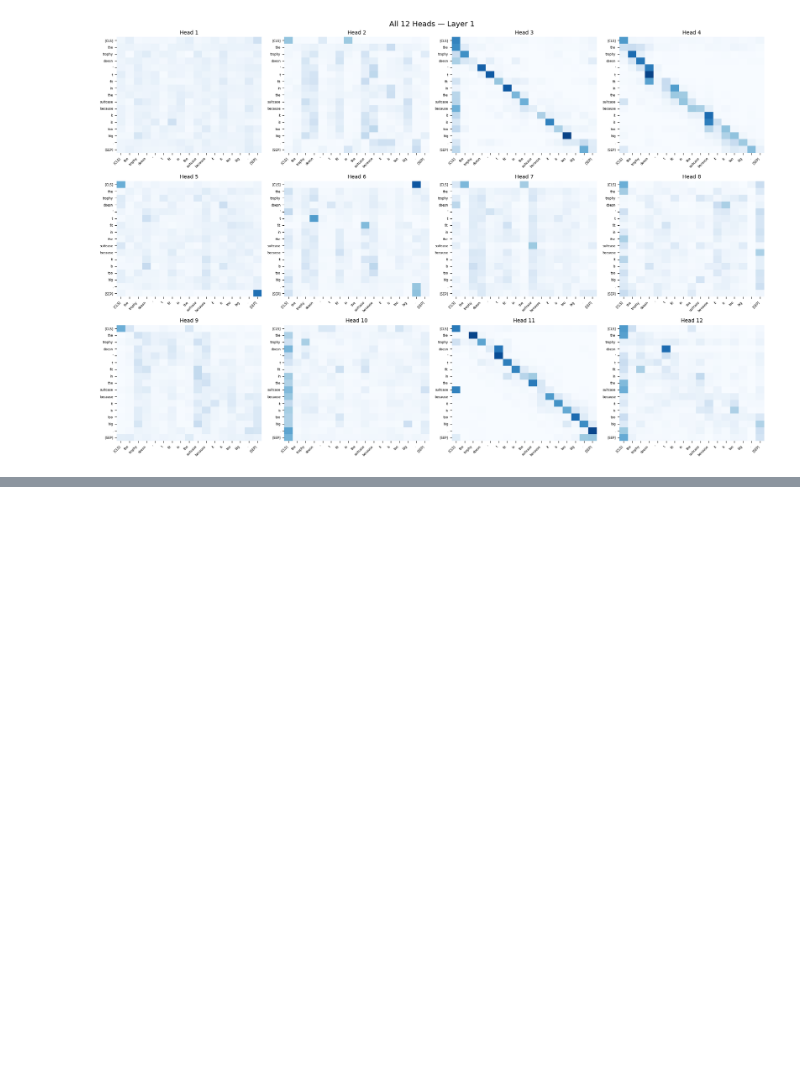
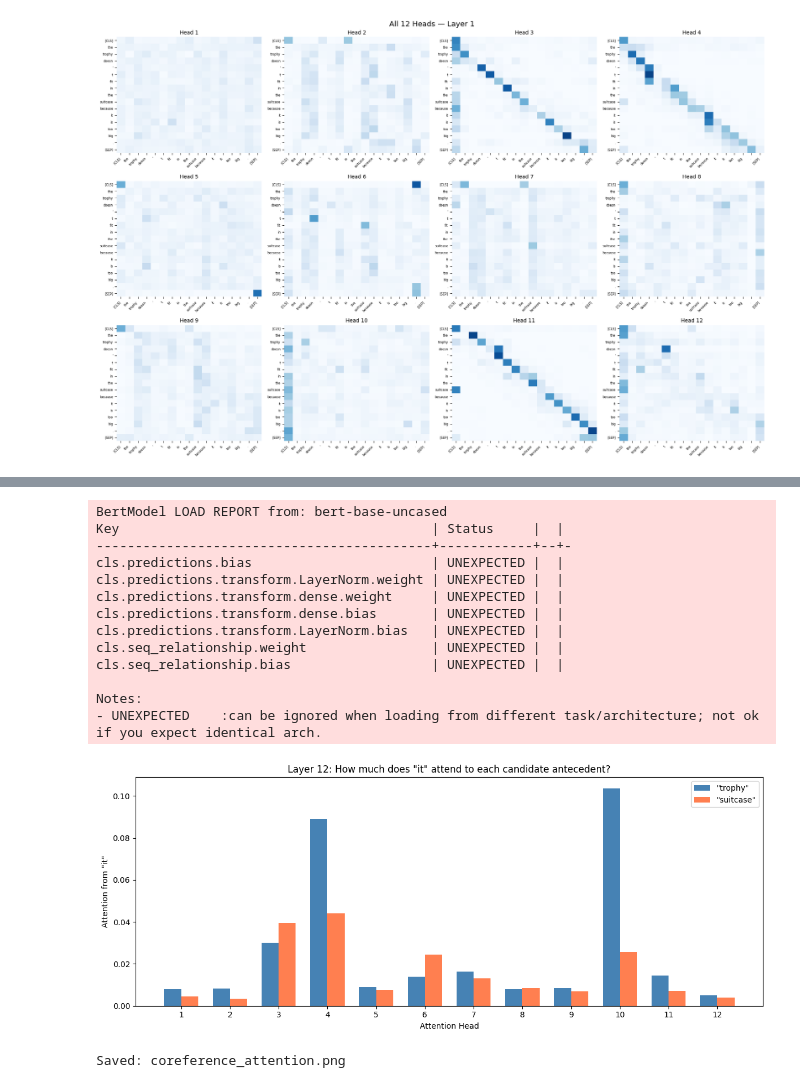
Before and after one commit to paul-c-hartman/cs430, a Jupyter notebook: nlp-lab/nlp.ipynb, the cells around one changed output, grey strips where cells are left out. Cells and saved outputs as stored; diff of their text form; code cells hidden in the pictures; blank space fills up the shorter version.

```diff
--- a/nlp-lab/nlp.ipynb
+++ b/nlp-lab/nlp.ipynb
@@ -83,3 +83,60 @@ Notes:
 - UNEXPECTED    :can be ignored when loading from different task/architecture; not ok if you expect identical arch.
 [interactive output not drawn]
 [interactive output not drawn]
+# %%
+from transformers import BertTokenizer, BertModel
+import torch
+import matplotlib.pyplot as plt
+import numpy as np
+
+tokenizer = BertTokenizer.from_pretrained("bert-base-uncased")
+model = BertModel.from_pretrained("bert-base-uncased", output_attentions=True)
+model.eval()
+
+sentence = "The trophy doesn't fit in the suitcase because it is too big."
+inputs = tokenizer(sentence, return_tensors="pt")
+tokens = tokenizer.convert_ids_to_tokens(inputs["input_ids"][0])
+
+with torch.no_grad():
+    outputs = model(**inputs)
+
+it_idx       = tokens.index("it")
+trophy_idx   = tokens.index("trophy")
+suitcase_idx = tokens.index("suitcase")
+
+layer = 11  # Layer 12 (0-indexed)
+attn  = outputs.attentions[layer][0]  # shape: (heads, seq, seq)
+
+trophy_attn   = attn[:, it_idx, trophy_idx].numpy()
+suitcase_attn = attn[:, it_idx, suitcase_idx].numpy()
+
+heads = np.arange(1, 13)
+width = 0.35
+fig, ax = plt.subplots(figsize=(12, 5))
+ax.bar(heads - width/2, trophy_attn,   width, label='"trophy"',   color="steelblue")
+ax.bar(heads + width/2, suitcase_attn, width, label='"suitcase"', color="coral")
+ax.set_xlabel("Attention Head")
+ax.set_ylabel('Attention from "it"')
+ax.set_title('Layer 12: How much does "it" attend to each candidate antecedent?')
+ax.set_xticks(heads)
+ax.legend()
+plt.tight_layout()
+plt.savefig("coreference_attention.png", dpi=150)
+plt.show()
+print("Saved: coreference_attention.png")
+# %% [output]
+BertModel LOAD REPORT from: bert-base-uncased
+Key                                        | Status     |  |
+-------------------------------------------+------------+--+-
+cls.predictions.bias                       | UNEXPECTED |  |
+cls.predictions.transform.LayerNorm.weight | UNEXPECTED |  |
+cls.predictions.transform.dense.weight     | UNEXPECTED |  |
+cls.predictions.transform.dense.bias       | UNEXPECTED |  |
+cls.predictions.transform.LayerNorm.bias   | UNEXPECTED |  |
+cls.seq_relationship.weight                | UNEXPECTED |  |
+cls.seq_relationship.bias                  | UNEXPECTED |  |
+
+Notes:
+- UNEXPECTED    :can be ignored when loading from different task/architecture; not ok if you expect identical arch.
+[figure, added]
+Saved: coreference_attention.png
```
Also changed, not shown: parts of 5 cells of this notebook, 3 other files.
